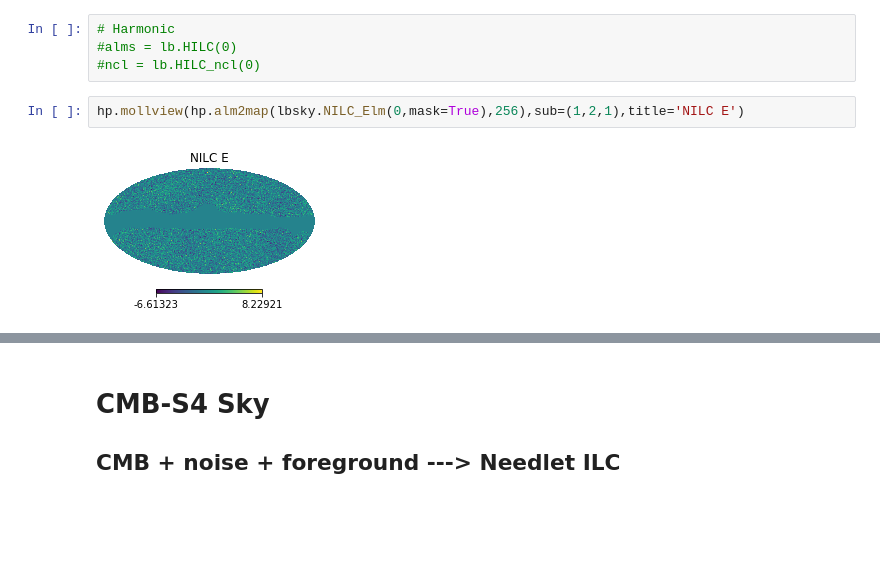
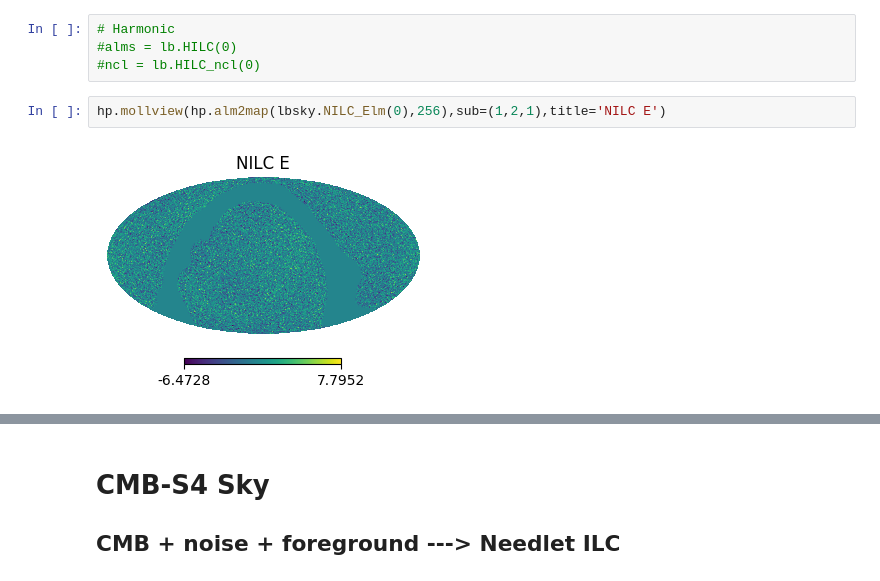
Before and after one commit to litebird/LBxS4, a Jupyter notebook: Notebooks/simulation.ipynb, the cells around one changed output, grey strips where cells are left out. Cells and saved outputs as stored; diff of their text form; blank space fills up the shorter version.

```diff
--- a/Notebooks/simulation.ipynb
+++ b/Notebooks/simulation.ipynb
@@ -78,9 +78,9 @@ lbsky = LBSky(512)
 #alms = lb.HILC(0)
 #ncl = lb.HILC_ncl(0)
 # %%
-hp.mollview(hp.alm2map(lbsky.NILC_Elm(0,mask=True),256),sub=(1,2,1),title='NILC E')
+hp.mollview(hp.alm2map(lbsky.NILC_Elm(0),256),sub=(1,2,1),title='NILC E')
 # %% [output]
-[figure, old version]
+[figure, new version]
 # %%
 plt.loglog(hp.alm2cl(lbsky.NILC_Elm(0)),label='E NILC')
 plt.loglog(lbsky.NILC_ncl(0),label='noise NILC')
```
Also changed, not shown: parts of 5 cells of this notebook, 2 other files.
